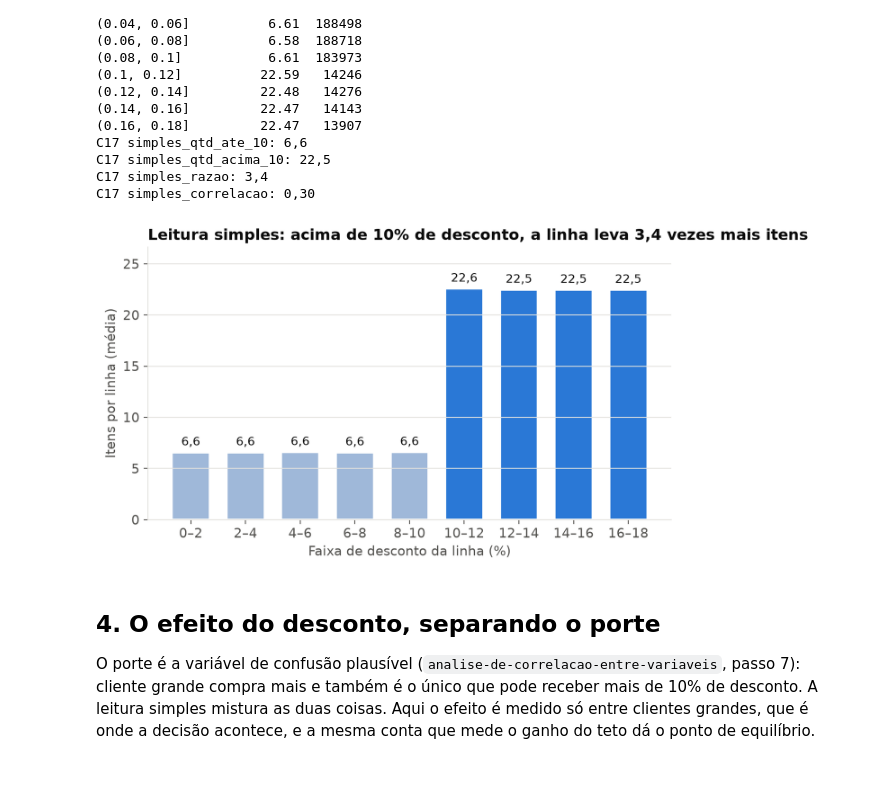
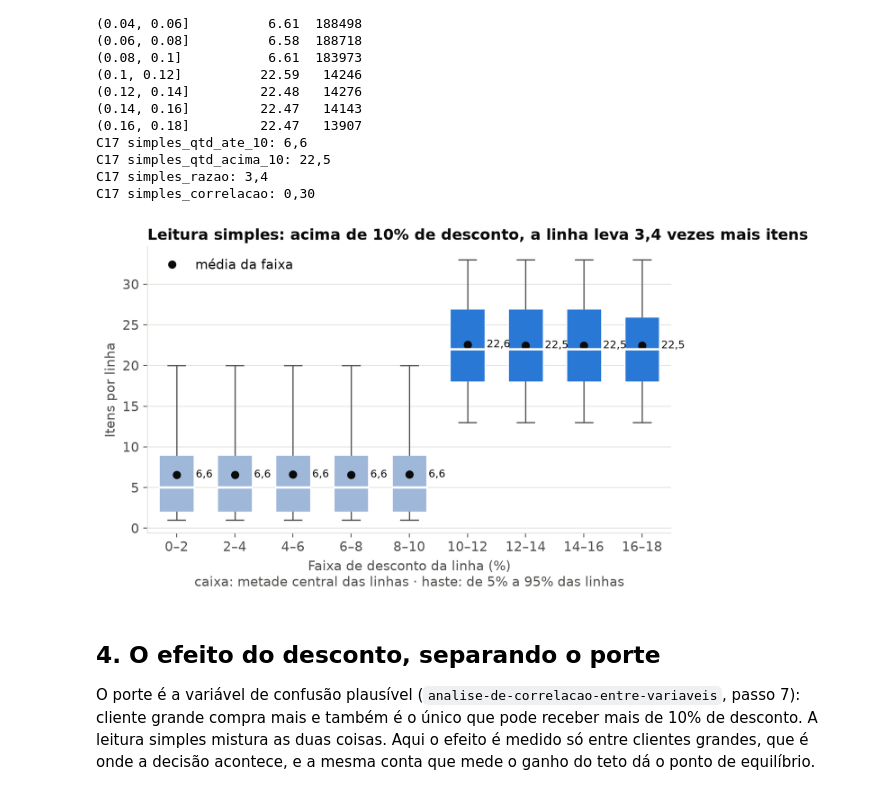
Before and after one commit to Bellmonte/servicos-power-bi, a Jupyter notebook: analise-e-relatorio/analise.ipynb, the cells around one changed output. Cells and saved outputs as stored; diff of their text form; code cells hidden in the pictures.

```diff
--- a/analise-e-relatorio/analise.ipynb
+++ b/analise-e-relatorio/analise.ipynb
@@ -478,23 +480,35 @@ C17 simples_qtd_acima_10: 22,5
 C17 simples_razao: 3,4
 C17 simples_correlacao: 0,30
 # %%
-# [C18] Gráfico 1: a leitura simples
-rotulos = [f"{int(round(max(i.left, 0) * 100))}–{int(round(i.right * 100))}"
-           for i in leitura_simples.index]
-fig, ax = plt.subplots(figsize=(8, 4.2))
-cores = ["#9fb8d9" if i.right <= TETO_PROPOSTO + 1e-9 else "#2a78d6" for i in leitura_simples.index]
-ax.bar(rotulos, leitura_simples["mean"], color=cores, width=0.7, edgecolor="white", linewidth=2)
-for x, y in zip(rotulos, leitura_simples["mean"]):
-    ax.text(x, y + 0.4, num(y, 1), ha="center", va="bottom", color=COR_TEXTO, fontsize=10)
+# [C18] Gráfico 1: a leitura simples, com a distribuição de cada faixa e não só a média
+fig, ax = plt.subplots(figsize=(8, 4.4))
+faixas = list(leitura_simples.index)
+rotulos = [f"{int(round(max(i.left, 0) * 100))}–{int(round(i.right * 100))}" for i in faixas]
+grupos = [df_fato.loc[df_fato["CLAS_FAIXA_DESCONTO"] == i, "QTD_ITENS"].to_numpy() for i in faixas]
+caixas = ax.boxplot(grupos, positions=range(len(faixas)), widths=0.6, whis=(5, 95),
+                    showfliers=False, patch_artist=True, medianprops={"color": "white", "linewidth": 2})
+for caixa, faixa in zip(caixas["boxes"], faixas):
+    caixa.set_facecolor("#9fb8d9" if faixa.right <= TETO_PROPOSTO + 1e-9 else "#2a78d6")
+    caixa.set_edgecolor("white")
+for parte in ("whiskers", "caps"):
+    for linha in caixas[parte]:
+        linha.set_color(COR_TEXTO_2)
+ax.plot(range(len(faixas)), leitura_simples["mean"], "o", color=COR_TEXTO, markersize=6,
+        label="média da faixa")
+for x, y in enumerate(leitura_simples["mean"]):
+    ax.text(x + 0.33, y, num(y, 1), va="center", color=COR_TEXTO, fontsize=9)
+ax.set_xticks(range(len(faixas)))
+ax.set_xticklabels(rotulos)
 ax.set_title(f"Leitura simples: acima de 10% de desconto, a linha leva {num(acima_10 / ate_10, 1)} "
              "vezes mais itens", loc="left", color=COR_TEXTO)
-ax.set_xlabel("Faixa de desconto da linha (%)")
-ax.set_ylabel("Itens por linha (média)")
-ax.set_ylim(0, leitura_simples["mean"].max() * 1.18)
+ax.set_xlabel("Faixa de desconto da linha (%)\n"
+              "caixa: metade central das linhas · haste: de 5% a 95% das linhas")
+ax.set_ylabel("Itens por linha")
+ax.legend(loc="upper left", frameon=False, labelcolor=COR_TEXTO)
 ax.grid(axis="x", visible=False)
 salvar(fig, "01-leitura-simples.png")
 # %% [output]
-[figure, old version]
+[figure, new version]
 # %% [markdown]
 ## 4. O efeito do desconto, separando o porte
 
```
Also changed, not shown: parts of 17 cells of this notebook, 14 other files.
